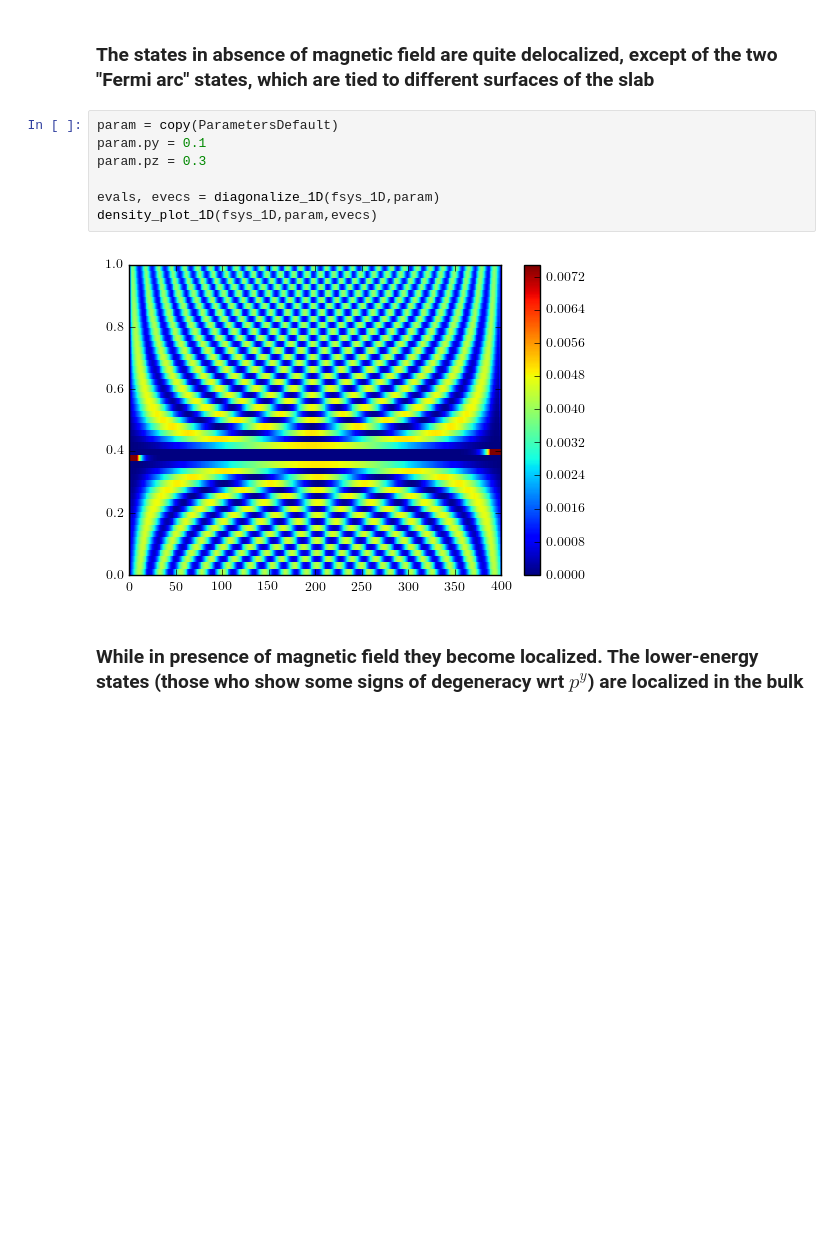
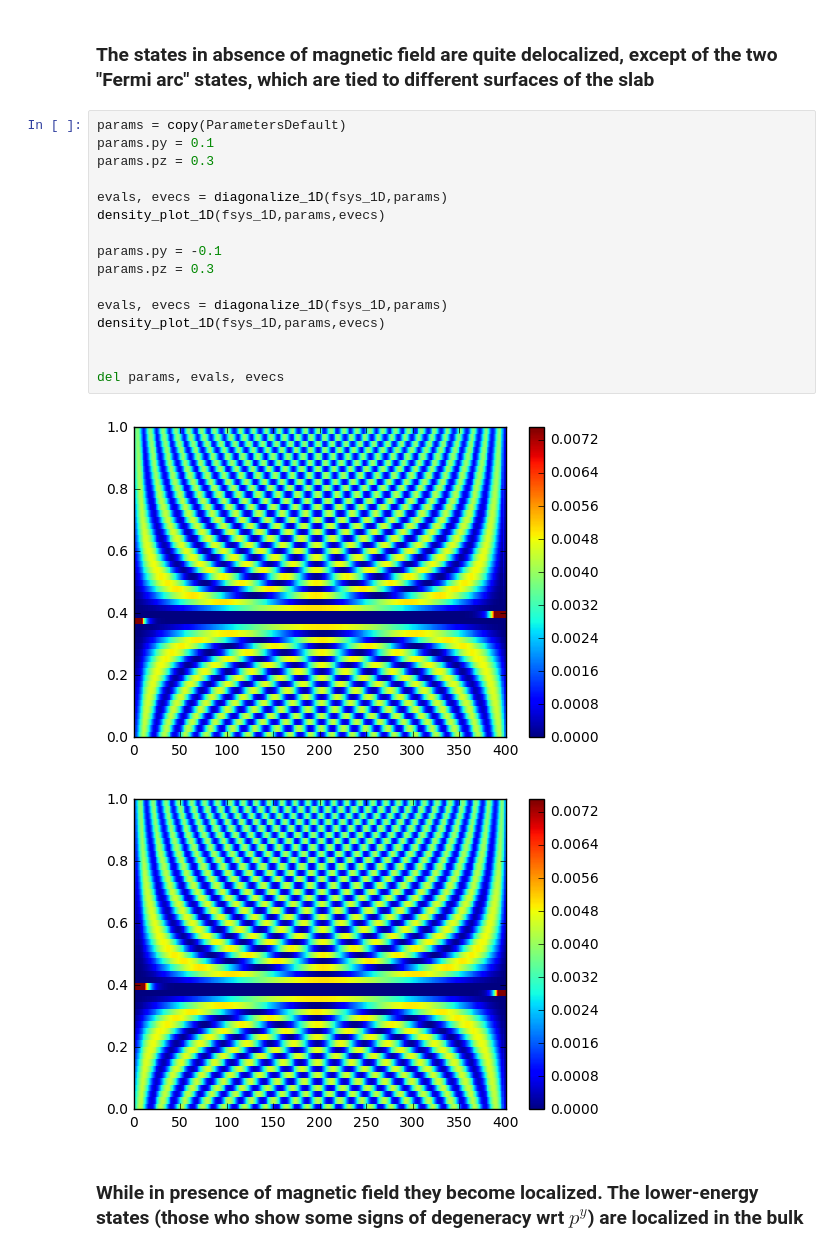
Before and after one commit to Artem-Ivashko/Vazifeh-Franz-magnetic-field, a Jupyter notebook: General-features.ipynb, the cells around one changed output. Cells and saved outputs as stored; diff of their text form; blank space fills up the shorter version.

```diff
--- a/General-features.ipynb
+++ b/General-features.ipynb
@@ -124,14 +133,24 @@ diagonalizer.spectrum_plot_1D(evals,pyMin,pyMax,pyCount)
 # %% [markdown]
 ### The states in absence of magnetic field are quite delocalized, except of the two "Fermi arc" states, which are tied to different surfaces of the slab
 # %%
-param = copy(ParametersDefault)
-param.py = 0.1
-param.pz = 0.3
+params = copy(ParametersDefault)
+params.py = 0.1
+params.pz = 0.3
 
-evals, evecs = diagonalize_1D(fsys_1D,param)
-density_plot_1D(fsys_1D,param,evecs)
+evals, evecs = diagonalize_1D(fsys_1D,params)
+density_plot_1D(fsys_1D,params,evecs)
+
+params.py = -0.1
+params.pz = 0.3
+
+evals, evecs = diagonalize_1D(fsys_1D,params)
+density_plot_1D(fsys_1D,params,evecs)
+
+
+del params, evals, evecs
 # %% [output]
-[figure, old version]
+[figure, new version]
+[figure, added]
 # %% [markdown]
 ### While in presence of magnetic field they become localized. The lower-energy states (those who show some signs of degeneracy wrt $p^y$) are localized in the bulk
 # %%
```
Also changed, not shown: parts of 4 cells of this notebook, 1 other file.
